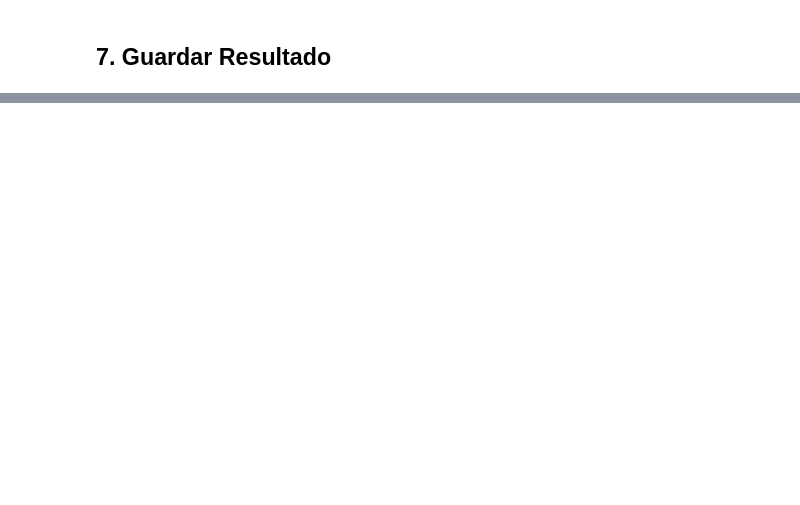
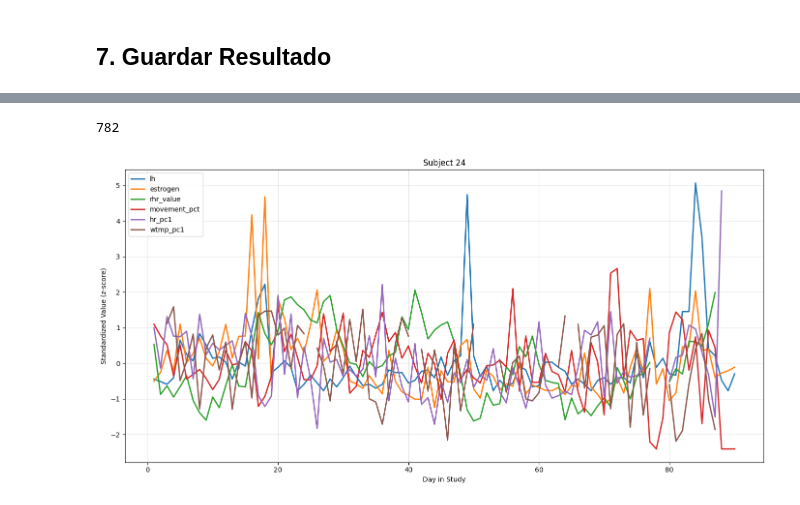
Before and after one commit to Daegas/DTW_mcphases, a Jupyter notebook: scripts/ETL_consolidated.ipynb, the cells around one changed output, grey strips where cells are left out. Saved outputs shown, nothing was run; the diff lists cells and outputs as text; code cells hidden in the pictures; blank space fills up the shorter version.

```diff
--- a/scripts/ETL_consolidated.ipynb
+++ b/scripts/ETL_consolidated.ipynb
@@ -596,0 +756,12 @@ TODO: temperature samples
+# %%
+df_computed_temp_daily = (
+    df_computed_temp_daily
+    .sort_values(["id", "sleep_start_day_in_study"])
+)
+
+for col in ["baseline_nightly_sd", "baseline_sample_sd"]:
+    df_computed_temp_daily[col] = (
+        df_computed_temp_daily
+        .groupby("id")[col]
+        .transform(lambda x: x.interpolate(limit_direction="both"))
+    )
@@ -760,2 +944,61 @@ print(f"✓ Shape final: {df_consolidated.shape}")
+# %%
+print((df_consolidated["rhr_value"] == 0).sum())
+# %% [output]
+782
+# %%
+df_consolidated.loc[df_consolidated["rhr_value"] == 0, "rhr_value"] = np.nan
 # %%
 # visualizar 12 series de un sujeto de ejemplo
+import pandas as pd
+import matplotlib.pyplot as plt
+from sklearn.preprocessing import StandardScaler
+
+subject_id = 24  # cambia por el sujeto que quieras
+
+cols_to_plot = [
+    "lh",
+    "estrogen",
+    "rhr_value",
+    "movement_pct",
+    "hr_pc1",
+    "wtmp_pc1"
+]
+
+df_subject = (
+    df_consolidated[df_consolidated["id"] == subject_id]
+    .sort_values("day_in_study")
+    .copy()
+)
+
+# estandarizar cada serie para compararlas visualmente
+scaler = StandardScaler()
+
+df_plot = df_subject[cols_to_plot].copy()
+
+for col in cols_to_plot:
+    valid = df_plot[col].notna()
+
+    if valid.sum() > 1:
+        df_plot.loc[valid, col] = scaler.fit_transform(
+            df_plot.loc[valid, [col]]
+        ).ravel()
+
+plt.figure(figsize=(14, 7))
+
+for col in cols_to_plot:
+    plt.plot(
+        df_subject["day_in_study"],
+        df_plot[col],
+        label=col,
+        linewidth=2
+    )
+
+plt.xlabel("Day in Study")
+plt.ylabel("Standardized Value (z-score)")
+plt.title(f"Subject {subject_id}")
+plt.legend()
+plt.grid(True, alpha=0.3)
+plt.tight_layout()
+plt.show()
+# %% [output]
+[figure, added]
```
Also changed, not shown: parts of 20 cells of this notebook.
